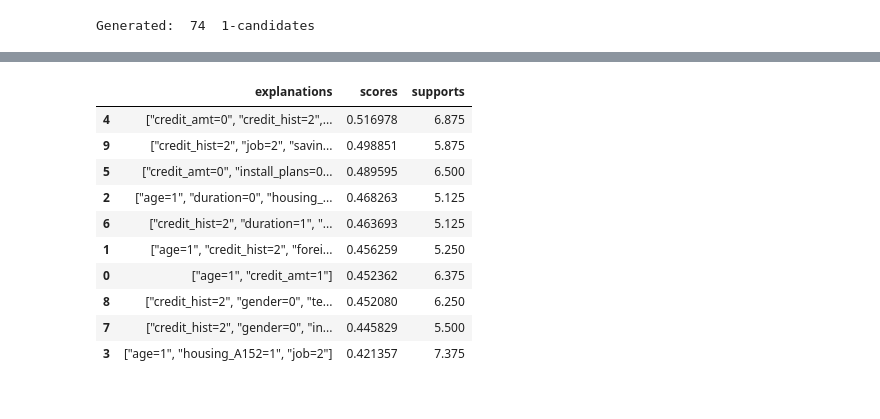
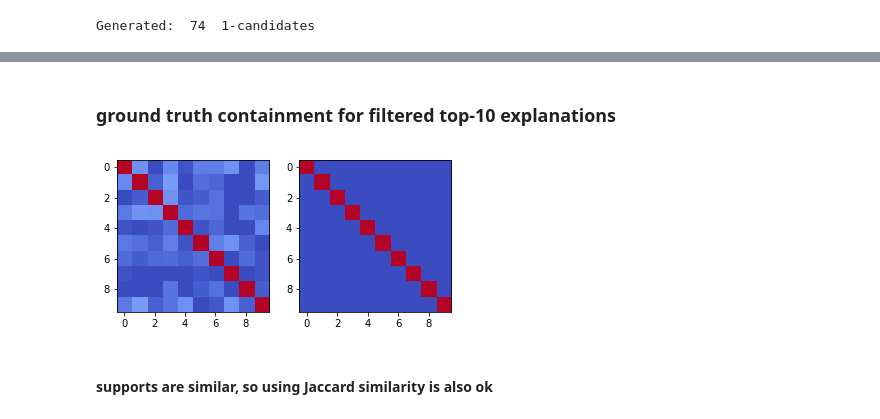
Before and after one commit to romilapradhan/gopher, a Jupyter notebook: german/if_predicates-german.ipynb, the cells around one changed output, grey strips where cells are left out. Saved outputs shown, nothing was run; the diff lists cells and outputs as text; code cells hidden in the pictures.

Commit message:
updated filtering part, added visualization of explanation

```diff
--- a/german/if_predicates-german.ipynb
+++ b/german/if_predicates-german.ipynb
@@ -1072,37 +1088,27 @@ candidates_df_3_compact.sort_values(by=['score'], ascending=False).head(10)
-# %%
-topk = Topk(method='lsh', threshold=0.7, k=10)
-tbar = tqdm.tqdm(total=len(candidates_support_3_compact))
-for row in candidates_support_3_compact:
-    explanation, score = row[0], row[2]
-    topk.update(X_train_orig, explanation, score)
-    tbar.update()
-# %%
-explanations = list(topk.top_explanations.keys())
-idxs = [v[1] for v in topk.top_explanations.values()]
-supports = list()
-scores = list()
-for e in explanations:
-    condition = candidates_df_3_compact.predicates.apply(lambda x: x==json.loads(e))
-    supports.append(float(candidates_df_3_compact[condition]['support']))
-    scores.append(float(candidates_df_3_compact[condition]['score']))
-
-expl = [explanations, scores, supports]
-expl = (np.array(expl).T).tolist()
-
-explanations = pd.DataFrame(expl, columns=["explanations", "scores", "supports"])
-explanations['scores'] = explanations['scores'].astype(float)
-explanations['supports'] = explanations['supports'].astype(float)
-# %%
-explanations.sort_values(by=['scores'], ascending=False)
-# %% [output]
-|  | explanations | scores | supports |
-| 4 | ["credit_amt=0", "credit_hist=2",... | 0.516978 | 6.875 |
-| 9 | ["credit_hist=2", "job=2", "savin... | 0.498851 | 5.875 |
-| 5 | ["credit_amt=0", "install_plans=0... | 0.489595 | 6.500 |
-| 2 | ["age=1", "duration=0", "housing_... | 0.468263 | 5.125 |
-| 6 | ["credit_hist=2", "duration=1", "... | 0.463693 | 5.125 |
-| 1 | ["age=1", "credit_hist=2", "forei... | 0.456259 | 5.250 |
-| 0 | ["age=1", "credit_amt=1"] | 0.452362 | 6.375 |
-| 8 | ["credit_hist=2", "gender=0", "te... | 0.452080 | 6.250 |
-| 7 | ["credit_hist=2", "gender=0", "in... | 0.445829 | 5.500 |
-| 3 | ["age=1", "housing_A152=1", "job=2"] | 0.421357 | 7.375 |
+# %% [markdown]
+### ground truth containment for filtered top-10 explanations
+# %%
+# row.intersect(column)/column -> percentage of data in column set that also appears in row set
+mat = np.zeros((10, 10))
+for i in range(10):
+    for j in range(10):
+        if i==j:
+            mat[i,j] = 1
+        else:
+            idx_i = get_subset(X_train_orig,\
+                               json.loads(list(explanations.sort_values(by=['score'], ascending=False).explanations)[i]))
+            idx_j = get_subset(X_train_orig,\
+                               json.loads(list(explanations.sort_values(by=['score'], ascending=False).explanations)[j]))
+            mat[i,j] = len(idx_i & idx_j) / len(idx_j)
+#             print(json.loads(list(explanations.sort_values(by=['score'], ascending=False).explanations)[i]))
+# %%
+plt.subplot(121)
+plt.imshow(mat, cmap=plt.cm.coolwarm)
+# plt.colorbar()
+plt.subplot(122)
+plt.imshow(mat>0.2, cmap=plt.cm.coolwarm)
+plt.show()
+# %% [output]
+[figure, added]
+# %% [markdown]
+#### supports are similar, so using Jaccard similarity is also ok
```
Also changed, not shown: parts of 26 cells of this notebook.
